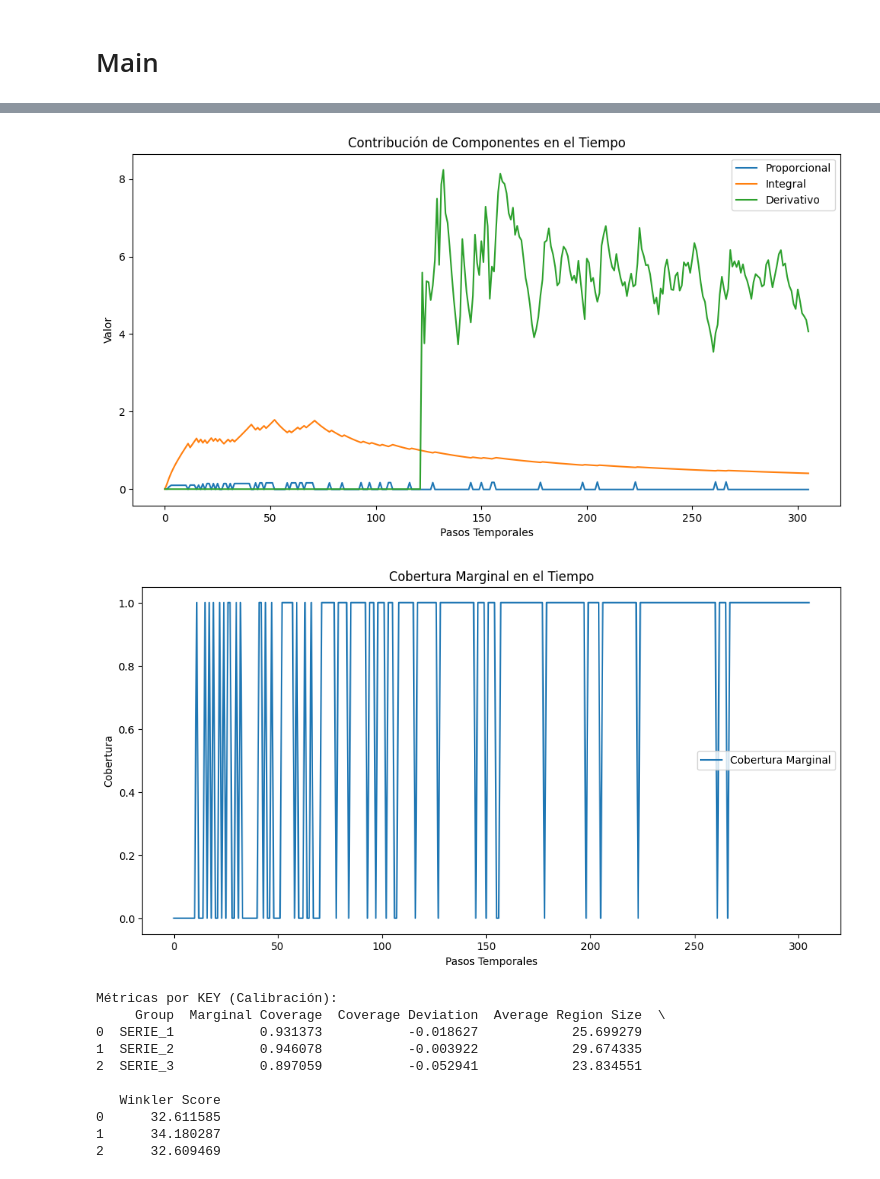
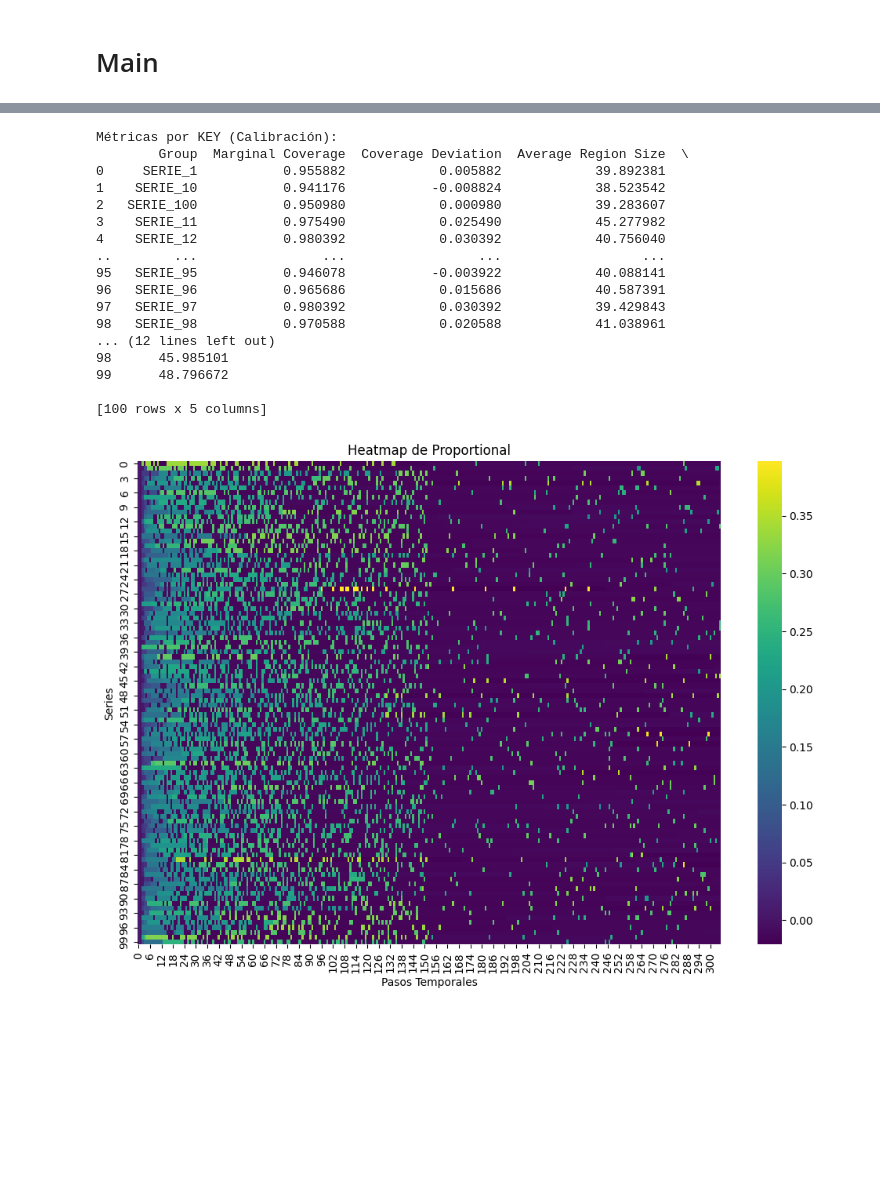
Before and after one commit to Julianquin/PDIHC, a Jupyter notebook: main datos simulados.ipynb, the cells around one changed output, grey strips where cells are left out. Saved outputs shown, nothing was run; the diff lists cells and outputs as text; code cells hidden in the pictures; blank space fills up the shorter version.

Commit message:
visualizacion agregada

```diff
--- a/main datos simulados.ipynb
+++ b/main datos simulados.ipynb
@@ -5,16 +5,19 @@ from utils import *
 import json
 # %%
 alpha = 0.05
-T_burnin = 120
+T_burnin = 150
 lr = 0.01
 Csat = 2.5
 KI = 1.0
 ahead = 1
 seasonal_period = 7
-n_series=3
+
+n_series=100
 n_points=365*2
+noise_std=5
+fore_std=10
 # %%
-df = generar_datos(n_series=n_series, n_points=n_points, seed=123, start_date="2023-01-01")
+df = generar_datos(n_series=n_series, n_points=n_points, seed=123, start_date="2023-01-01",noise_std=noise_std, fore_std=fore_std)
 df = assign_data_sets(df, date_col="FECHA", future_col="FUTURE", calib_ratio=0.4)
 # %%
 df_pdi, logs = apply_pdi_with_calibration_with_diagnostics(
@@ -33,5 +36,7 @@ df_pdi, logs = apply_pdi_with_calibration_with_diagnostics(
     ahead=ahead,
     seasonal_period=seasonal_period,
     set_col="SET",
-    lr_option="iqr"
+    lr_option="proportional_range", #'proportional_range', 'simple', 'smoothed', 'iqr', "gradient_history", "scaling_factor"
+    integrate = True,
+    scorecast = True
 )
@@ -47,5 +42,0 @@ for i in range(1, n_series + 1):
-# %%
-plot_logs(logs)
-# %% [output]
-[figure, removed]
-[figure, removed]
@@ -70,12 +68,23 @@ print("Métricas por KEY (Calibración):")
 print(calib_metrics_by_key)
 # %% [output]
 Métricas por KEY (Calibración):
-     Group  Marginal Coverage  Coverage Deviation  Average Region Size  \
-0  SERIE_1           0.931373           -0.018627            25.699279
-1  SERIE_2           0.946078           -0.003922            29.674335
-2  SERIE_3           0.897059           -0.052941            23.834551
+        Group  Marginal Coverage  Coverage Deviation  Average Region Size  \
+0     SERIE_1           0.955882            0.005882            39.892381
+1    SERIE_10           0.941176           -0.008824            38.523542
+2   SERIE_100           0.950980            0.000980            39.283607
+3    SERIE_11           0.975490            0.025490            45.277982
+4    SERIE_12           0.980392            0.030392            40.756040
+..        ...                ...                 ...                  ...
+95   SERIE_95           0.946078           -0.003922            40.088141
+96   SERIE_96           0.965686            0.015686            40.587391
+97   SERIE_97           0.980392            0.030392            39.429843
+98   SERIE_98           0.970588            0.020588            41.038961
+... (12 lines left out)
+98      45.985101
+99      48.796672
 
-   Winkler Score
-0      32.611585
-1      34.180287
-2      32.609469
+[100 rows x 5 columns]
+# %%
+plot_heatmap(logs, component="proportional")
+# %% [output]
+[figure, added]
```
Also changed, not shown: parts of 4 cells of this notebook, 1 other file.
